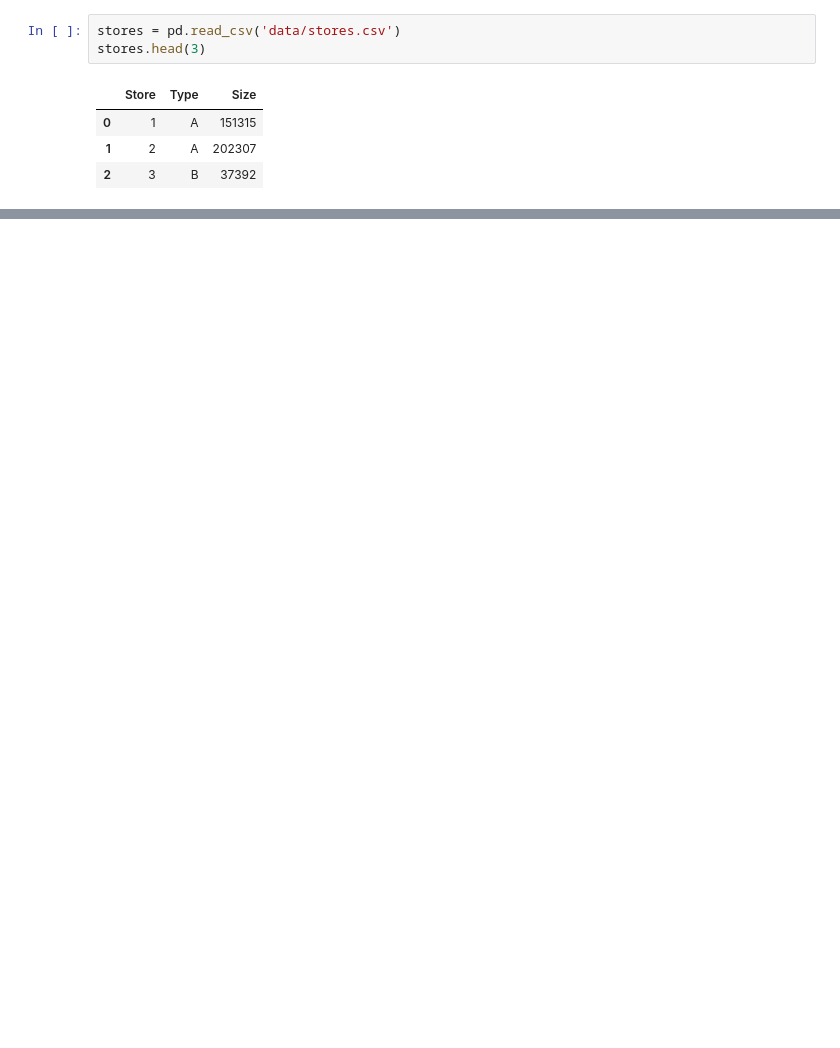
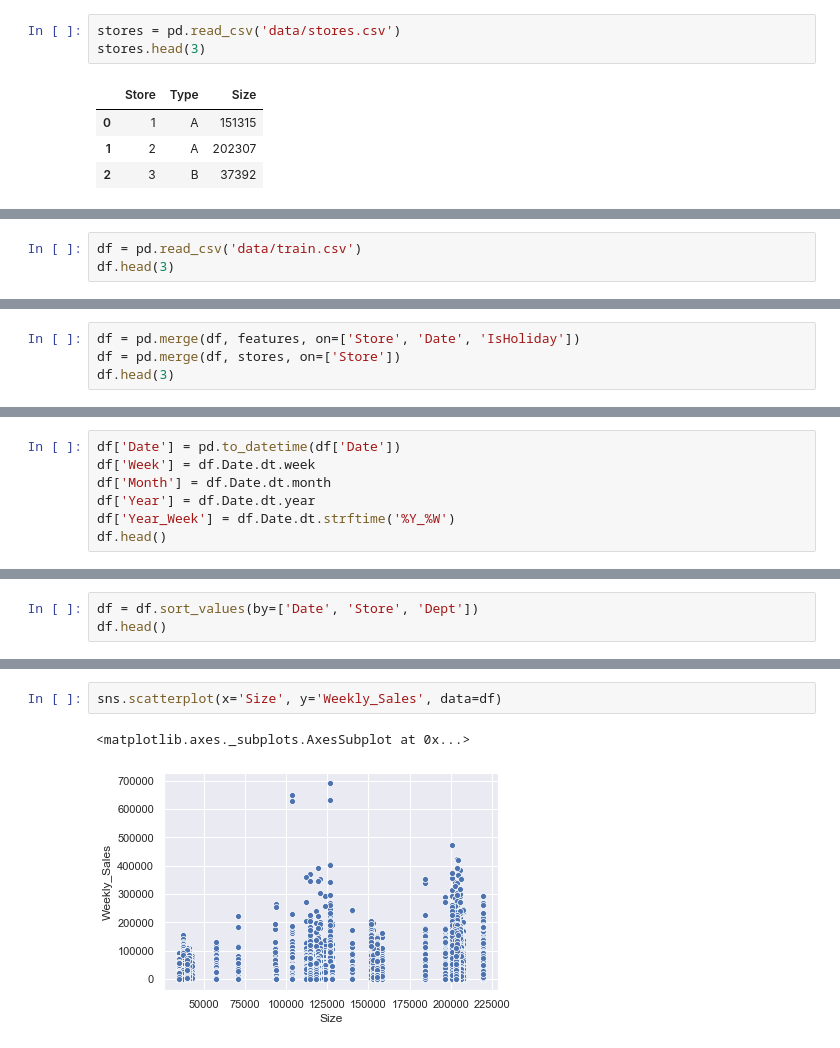
Before and after one commit to demidafonichev/hse-data-science-in-business-2020, a Jupyter notebook: HW3/HW3.ipynb, the cells around one changed output, grey strips where cells are left out. Drawn from its saved outputs; the diff is of its cells as text; blank space fills up the shorter version.

```diff
--- a/HW3/HW3.ipynb
+++ b/HW3/HW3.ipynb
@@ -286,0 +25,3 @@ submission.to_csv('data/submission.csv')
+# %%
+df = pd.read_csv('data/train.csv')
+df.head(3)
@@ -286,0 +33,4 @@ submission.to_csv('data/submission.csv')
+# %%
+df = pd.merge(df, features, on=['Store', 'Date', 'IsHoliday'])
+df = pd.merge(df, stores, on=['Store'])
+df.head(3)
@@ -286,0 +42,7 @@ submission.to_csv('data/submission.csv')
+# %%
+df['Date'] = pd.to_datetime(df['Date'])
+df['Week'] = df.Date.dt.week
+df['Month'] = df.Date.dt.month
+df['Year'] = df.Date.dt.year
+df['Year_Week'] = df.Date.dt.strftime('%Y_%W')
+df.head()
@@ -286,0 +82,3 @@ submission.to_csv('data/submission.csv')
+# %%
+df = df.sort_values(by=['Date', 'Store', 'Dept'])
+df.head()
@@ -286,0 +200,5 @@ submission.to_csv('data/submission.csv')
+# %%
+sns.scatterplot(x='Size', y='Weekly_Sales', data=df)
+# %% [output]
+<matplotlib.axes._subplots.AxesSubplot at 0x...>
+[figure, added]
```
Also changed, not shown: parts of 82 cells of this notebook, 1 other file.
